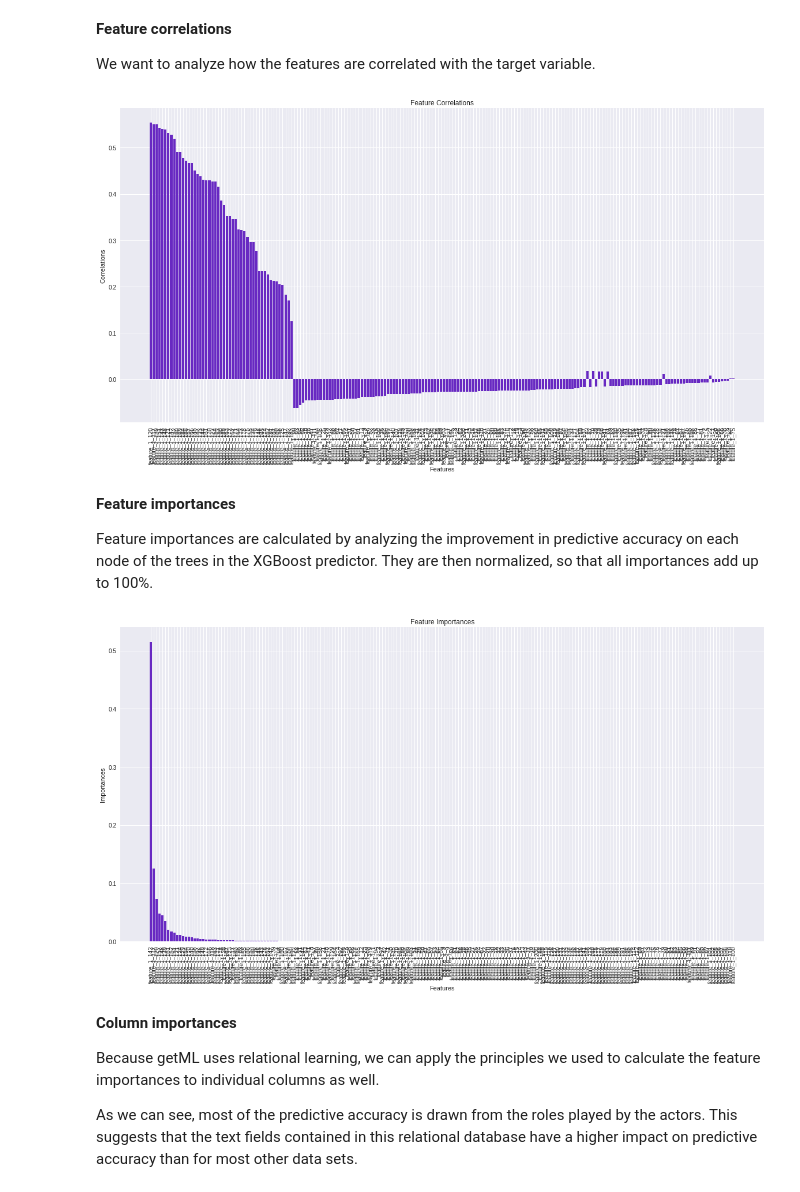
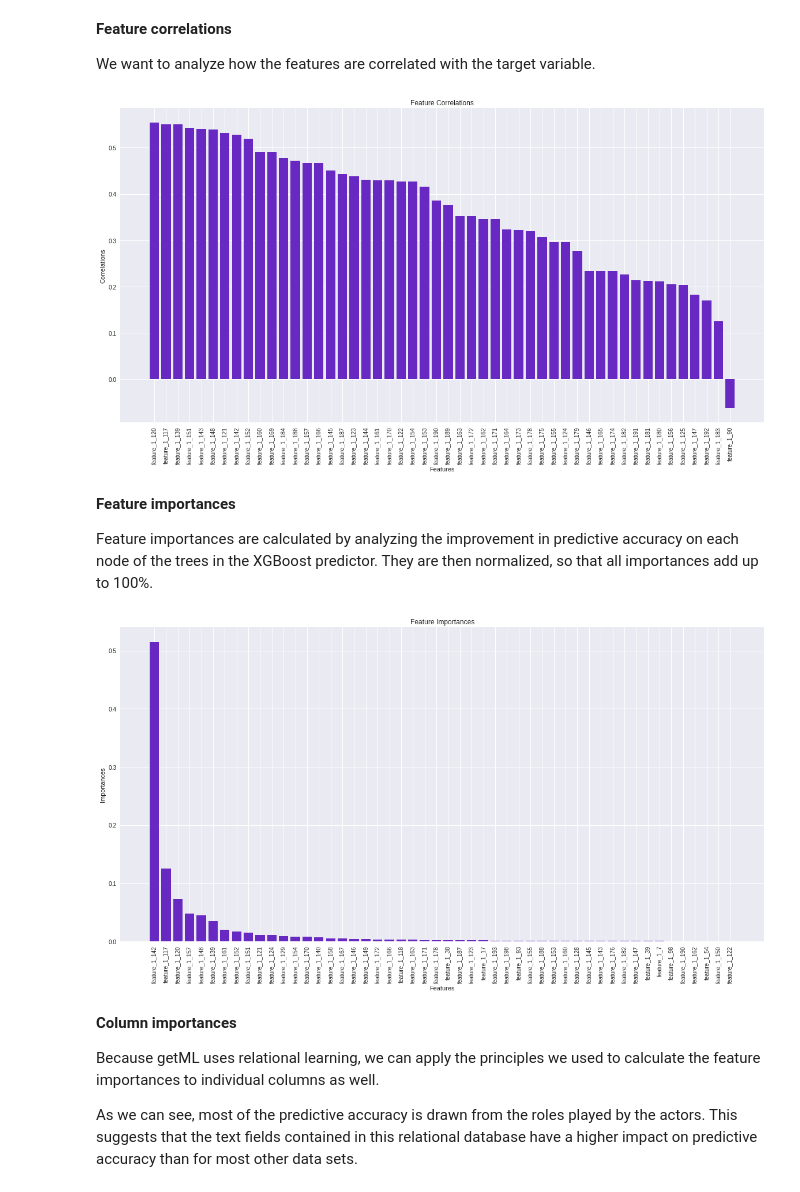
Before and after one commit to getml/getml-demo, a Jupyter notebook: imdb.ipynb, the cells around one changed output. Drawn from its saved outputs; the diff is of its cells as text; code cells hidden in the pictures.

```diff
--- a/imdb.ipynb
+++ b/imdb.ipynb
@@ -467,17 +470,17 @@ We want to analyze how the features are correlated with the target variable.
 # %%
 names, correlations = pipe.features.correlations()
 
 plt.subplots(figsize=(20, 10))
 
-plt.bar(names, correlations, color='#6829c2')
+plt.bar(names[:50], correlations[:50], color='#6829c2')
 
 plt.title('Feature Correlations')
 plt.xlabel('Features')
 plt.ylabel('Correlations')
 plt.xticks(rotation='vertical')
 plt.show()
 # %% [output]
-[figure, old version]
+[figure, new version]
 # %% [markdown]
 __Feature importances__
 
@@ -487,7 +490,7 @@ names, importances = pipe.features.importances()
 
 plt.subplots(figsize=(20, 10))
 
-plt.bar(names, importances, color='#6829c2')
+plt.bar(names[:50], importances[:50], color='#6829c2')
 
 plt.title('Feature Importances')
 plt.xlabel('Features')
@@ -495,7 +498,7 @@ plt.ylabel('Importances')
 plt.xticks(rotation='vertical')
 plt.show()
 # %% [output]
-[figure, old version]
+[figure, new version]
 # %% [markdown]
 __Column importances__
 
```
Also changed, not shown: parts of 14 cells of this notebook.
